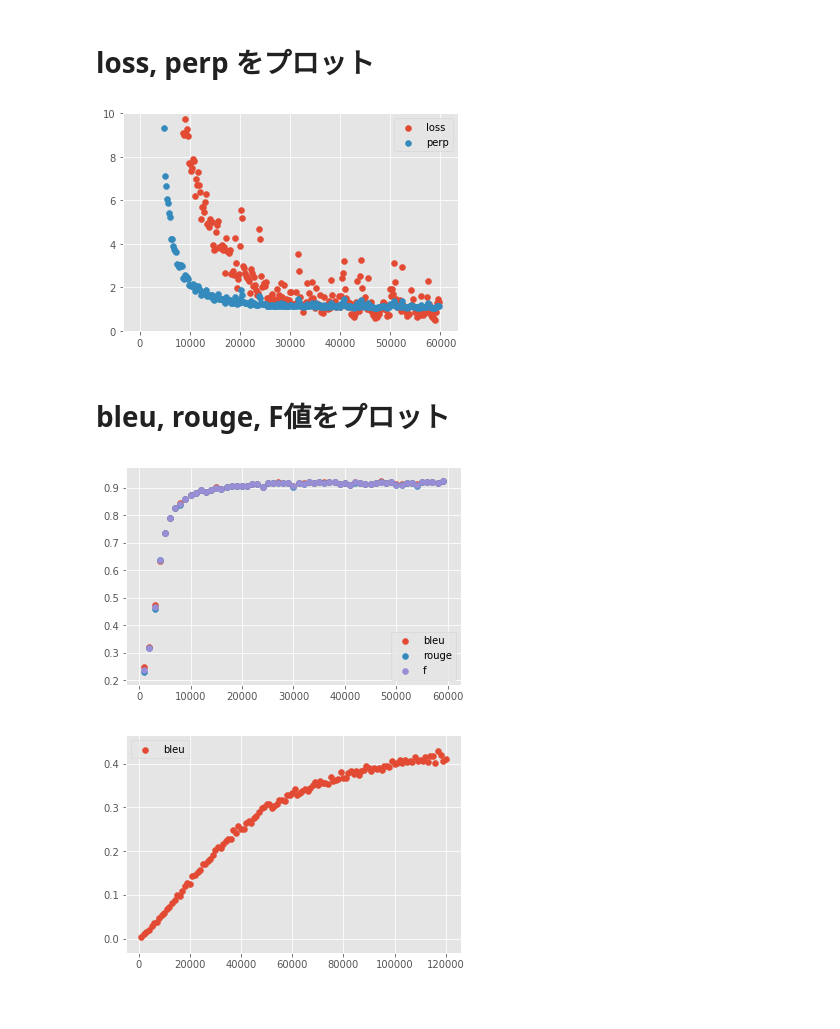
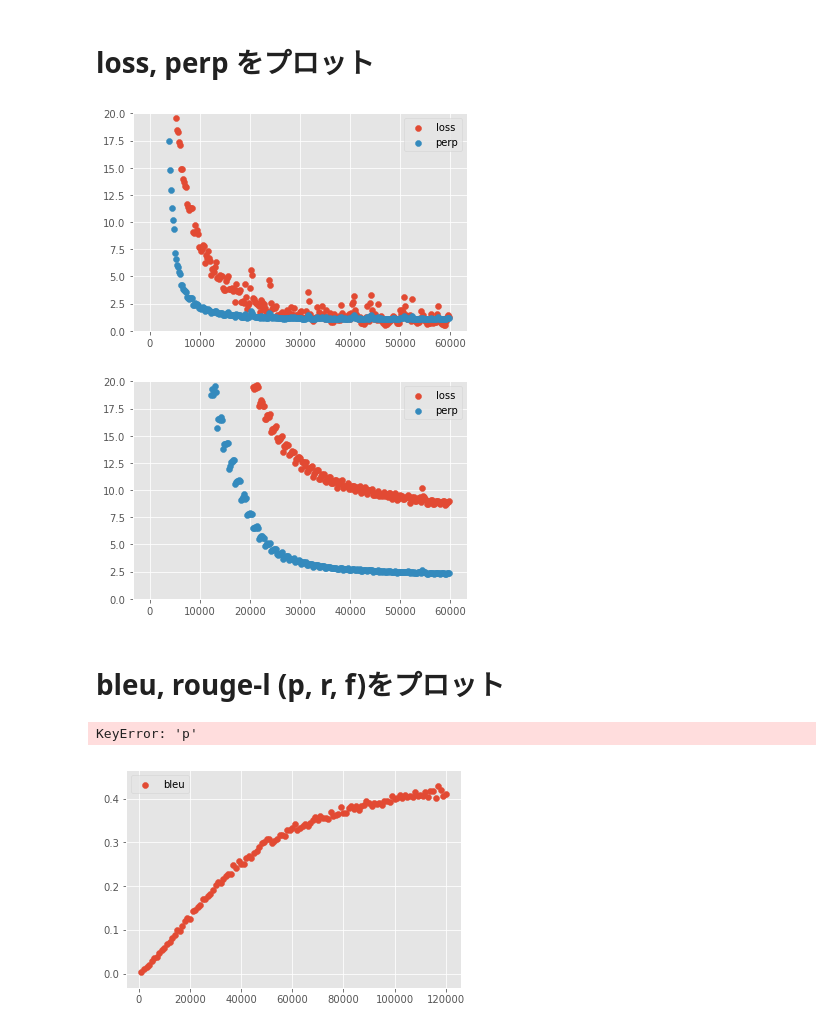
Before and after one commit to eggplant60/seq2seq_arXiv, a Jupyter notebook: Plot_graph.ipynb, the cells around one changed output. Saved outputs shown, nothing was run; the diff lists cells and outputs as text; code cells hidden in the pictures.

Commit message:
add extraciton of feature vectors, evaluation by bleu, evaluation by PCA

```diff
--- a/Plot_graph.ipynb
+++ b/Plot_graph.ipynb
@@ -3,35 +3,37 @@
 # %%
 %matplotlib inline
 
 #coding: utf-8
 import matplotlib.pyplot as plt
 import numpy as np
 import os
 import json
 plt.style.use('ggplot')
 
 # グラフ
 def plot_loss_perp(result_dir = 'result/'):
     f = open(os.path.join(result_dir, 'log'), 'r')
     log = json.load(f)
 
     iter = [d["iteration"] for d in log]
     epoch = [d["epoch"] for d in log]
     loss = [d["main/loss"] for d in log]
     perp = [d["main/perp"] for d in log]
 
     plt.scatter(iter, loss, label="loss")
     plt.scatter(iter, perp, label="perp")
     plt.legend()
-    plt.ylim([0, 10])
+    plt.ylim([0, 20])
     plt.show()
 
-plot_loss_perp()
-#plot_loss_perp(result_dir = 'result_ae_0118/')
+#plot_loss_perp()
+plot_loss_perp(result_dir = 'result_ae_0121/')
+plot_loss_perp(result_dir = 'result_ae_0122/')
 # %% [output]
-[figure, old version]
+[figure, new version]
+[figure, added]
 # %% [markdown]
-# bleu, rouge, F値をプロット
+# bleu, rouge-l (p, r, f)をプロット
 # %%
 def plot_bleu(result_dir = 'result/'):
     f = open(os.path.join(result_dir, 'log'), 'r')
@@ -39,25 +41,28 @@ def plot_bleu(result_dir = 'result/'):
 
     iter = []
     bleu = []
-    rouge = []
+    p = []
+    r = []
     f = []
     for d in log:
         if "bleu" in d:
             iter.append(d["iteration"])
             bleu.append(d["bleu"])
-            rouge.append(d["rouge"])
+            p.append(d["p"])
+            r.append(d["r"])
             f.append(d["f"])
 
     plt.scatter(iter, bleu, label="bleu")
-    plt.scatter(iter, rouge, label="rouge")
+    plt.scatter(iter, p, label="p")
+    plt.scatter(iter, r, label="r")
     plt.scatter(iter, f, label="f")
     plt.legend()
     plt.show()
 
-plot_bleu()
-#plot_bleu(result_dir = 'result_ae_0120')
+#plot_bleu()
+#plot_bleu(result_dir = 'result_ae_0121')
 # %% [output]
-[figure, removed]
+KeyError: 'p'
 # %%
 def plot_bleu_old(result_dir = 'result/'):
     f = open(os.path.join(result_dir, 'log'), 'r')
```
Also changed, not shown: 5 other files.
